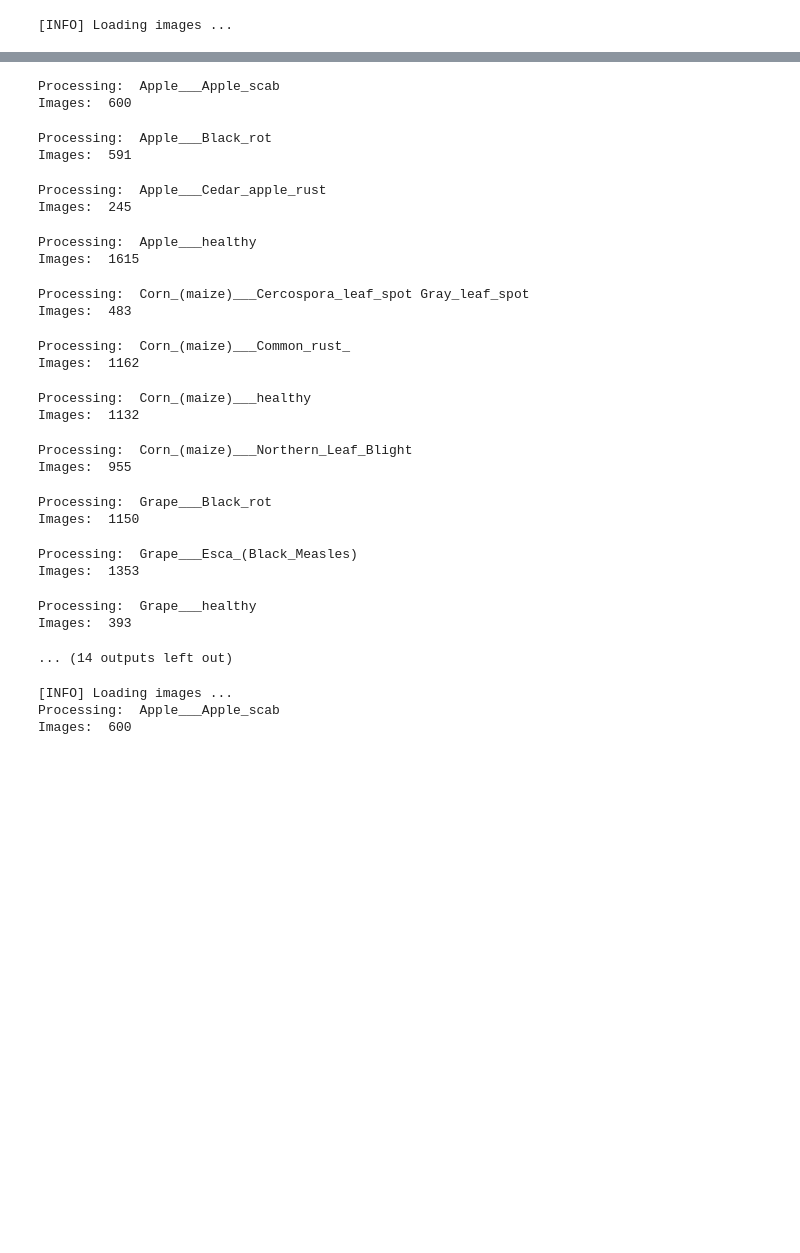
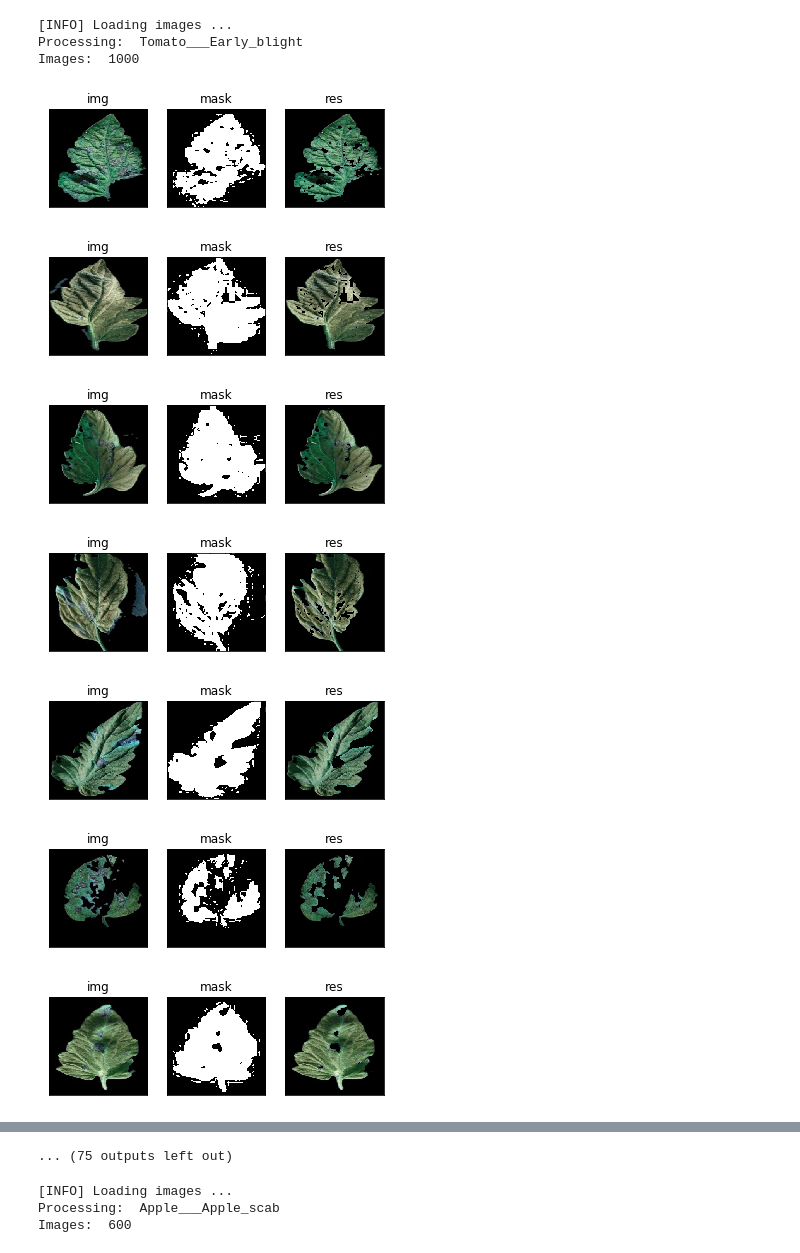
Before and after one commit to rashedoz/PlantDiseaseDtection_bdFarmer, a Jupyter notebook: Create Dataset CrowdAI -v2.ipynb, the cells around one changed output, grey strips where cells are left out. Saved outputs shown, nothing was run; the diff lists cells and outputs as text; code cells hidden in the pictures; blank space fills up the shorter version.

Commit message:
server segmented multiple training

```diff
--- a/Create Dataset CrowdAI -v2.ipynb
+++ b/Create Dataset CrowdAI -v2.ipynb
@@ -33,7 +35,8 @@ def convert_image_to_array(image_dir):
 
 default_image_size = tuple((256, 256))
 # directory_root = 'C:/Users/Sakib Mukter/Desktop/RiceProject/Segmented/CrowdAI-Train-Test/color'
-directory_root = 'N:/RiceDetectionGithub/Custom-Train-Test(color)/color'
+# directory_root = 'N:/RiceDetectionGithub/Custom-Train-Test(color)/color'
+directory_root = '/home/mazumder_8100/crowdAi/segmented'
 
 
 width=256
@@ -45,39 +48,50 @@ from tqdm import tqdm
 image_list, label_list = [], []
 # write_dir = 'C:/Users/Sakib Mukter/Desktop/RiceProject/Segmented/Processed/'
 
-write_dir = 'N:/RiceDetectionGithub/Segmented/Processed'
+# write_dir = 'N:/RiceDetectionGithub/Segmented/Processed'
+
+write_dir = '/home/mazumder_8100/crowdAi/processed'
 
 print("[INFO] Loading images ...")
 root_dir = listdir(directory_root)
 for img_folder in tqdm(root_dir):
     print("Processing: ",img_folder)
     plant_disease_image_list = listdir(f"{directory_root}/{img_folder}/")
     print("Images: ",len(plant_disease_image_list))
     for img_name in plant_disease_image_list:
         img_url = directory_root + '/' + img_folder + '/' +img_name
         img = cv2.imread(img_url) #reading image
         # hue sat value -hsv
         hsv = cv2.cvtColor(img, cv2.COLOR_BGR2HSV)
         #Green upper and lowerbound
         lower_green = np.array([36,0,0])
         upper_green = np.array([86,255,255])
 
         mask = cv2.inRange(hsv, lower_green, upper_green)
 
         lower_yellow = np.array([15,20,30])
         upper_yellow = np.array([86,100,100])
 
         mask = cv2.inRange(hsv, lower_green, upper_green)
         res = cv2.bitwise_and(img,img, mask= mask)
-#         plt.subplot(131),plt.imshow(img,cmap = 'gray'),plt.title("img")
-#         plt.xticks([]), plt.yticks([])
-#         plt.subplot(132),plt.imshow(mask,cmap = 'gray'),plt.title('mask')
-#         plt.xticks([]), plt.yticks([])
-#         plt.subplot(133),plt.imshow(res,cmap = 'gray'),plt.title('res')
-#         plt.xticks([]), plt.yticks([])
-#         plt.show()
+        plt.subplot(131),plt.imshow(img,cmap = 'gray'),plt.title("img")
+        plt.xticks([]), plt.yticks([])
+        plt.subplot(132),plt.imshow(mask,cmap = 'gray'),plt.title('mask')
+        plt.xticks([]), plt.yticks([])
+        plt.subplot(133),plt.imshow(res,cmap = 'gray'),plt.title('res')
+        plt.xticks([]), plt.yticks([])
+        plt.show()
 
         img_write = write_dir + '/' + img_folder + '/' + img_name
         cv2.imwrite(img_write,res)
 # %% [output]
 [INFO] Loading images ...
+Processing:  Tomato___Early_blight
+Images:  1000
+[figure, added]
+[figure, added]
+[figure, added]
+[figure, added]
+[figure, added]
+[figure, added]
+[figure, added]
@@ -84,26 +102,4 @@ for img_folder in tqdm(root_dir):
-Processing:  Apple___Apple_scab
-Images:  600
+... (75 outputs left out)
-Processing:  Apple___Black_rot
-Images:  591
-Processing:  Apple___Cedar_apple_rust
-Images:  245
-Processing:  Apple___healthy
-Images:  1615
-Processing:  Corn_(maize)___Cercospora_leaf_spot Gray_leaf_spot
-Images:  483
-Processing:  Corn_(maize)___Common_rust_
-Images:  1162
-Processing:  Corn_(maize)___healthy
-Images:  1132
-Processing:  Corn_(maize)___Northern_Leaf_Blight
-Images:  955
-Processing:  Grape___Black_rot
-Images:  1150
-Processing:  Grape___Esca_(Black_Measles)
-Images:  1353
-Processing:  Grape___healthy
-Images:  393
-... (14 outputs left out)
 # %%
 #Contour Extraction
 
```
Also changed, not shown: parts of 2 cells of this notebook, 9 other files.
